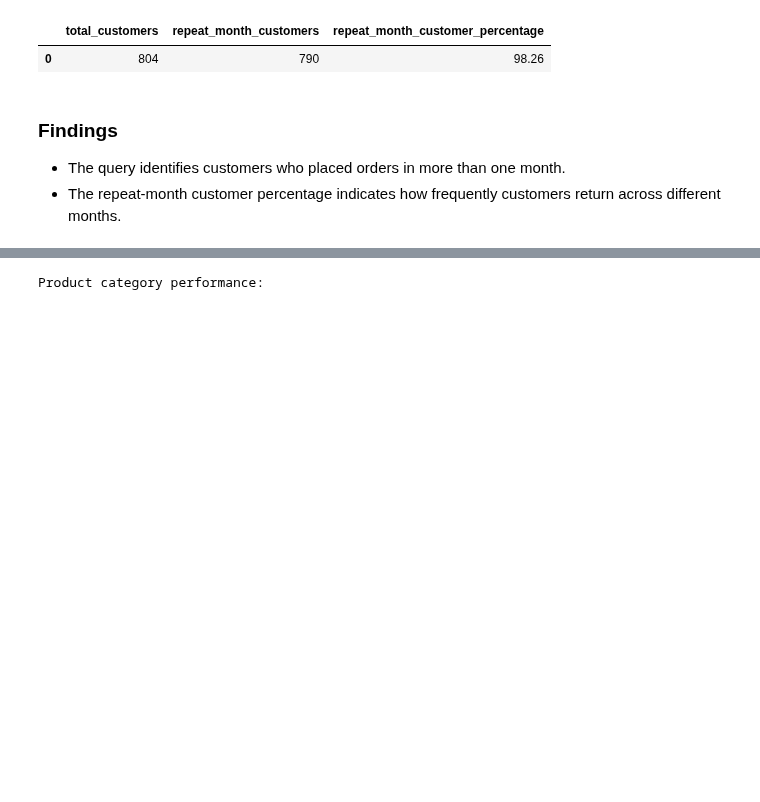
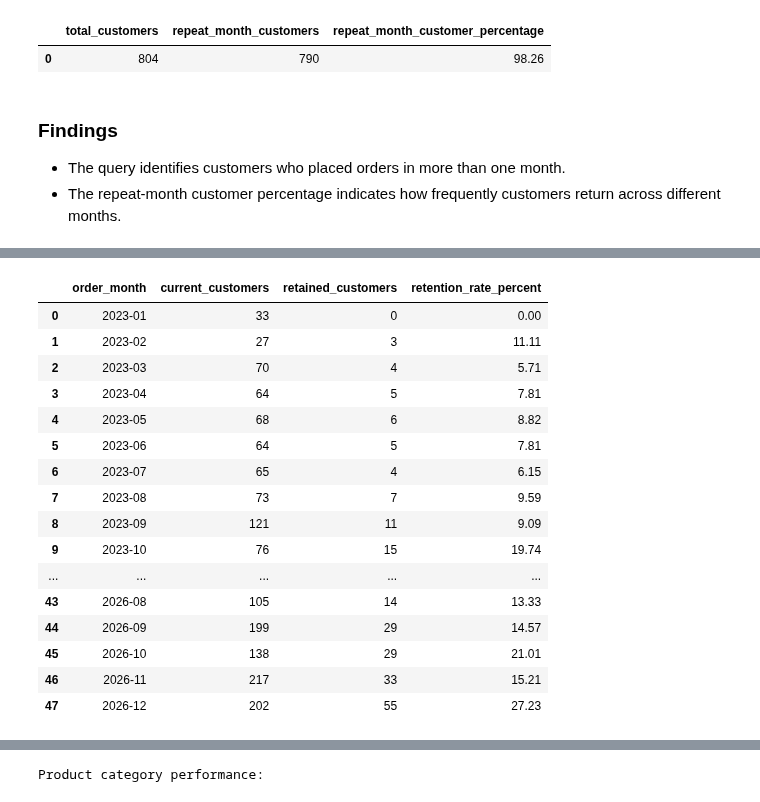
Before and after one commit to keerthanamurari14/apexplanet-data-analytics, a Jupyter notebook: notebooks/task2_sql_python.ipynb, the cells around one changed output, grey strips where cells are left out. Saved outputs shown, nothing was run; the diff lists cells and outputs as text; code cells hidden in the pictures; blank space fills up the shorter version.

```diff
--- a/notebooks/task2_sql_python.ipynb
+++ b/notebooks/task2_sql_python.ipynb
@@ -758,3 +758,67 @@ Customer retention analysis:
 
 * The query identifies customers who placed orders in more than one month.
 * The repeat-month customer percentage indicates how frequently customers return across different months.
+# %%
+
+import pandas as pd
+import sqlite3
+from pathlib import Path
+
+# Locate the project directory
+project_root = Path.cwd()
+
+if not (project_root / "data" / "database" / "superstore.db").exists():
+    project_root = project_root.parent
+
+# Connect to the SQLite database
+db_path = project_root / "data" / "database" / "superstore.db"
+connection = sqlite3.connect(str(db_path))
+
+print("Database connection successful!")
+
+# Calculate monthly customer retention
+retention_query = """
+WITH customer_months AS (
+    SELECT DISTINCT
+        customer_id,
+        strftime('%Y-%m', order_date) AS order_month
+    FROM superstore
+),
+retention AS (
+    SELECT
+        current_month.order_month,
+        COUNT(DISTINCT current_month.customer_id)
+            AS current_customers,
+        COUNT(DISTINCT previous_month.customer_id)
+            AS retained_customers
+    FROM customer_months AS current_month
+    LEFT JOIN customer_months AS previous_month
+        ON current_month.customer_id = previous_month.customer_id
+        AND previous_month.order_month =
+            strftime(
+                '%Y-%m',
+                current_month.order_month || '-01',
+                '-1 month'
+            )
+    GROUP BY current_month.order_month
+)
+SELECT
+    order_month,
+    current_customers,
+    retained_customers,
+    ROUND(
+        100.0 * retained_customers /
+        NULLIF(current_customers, 0),
+        2
+    ) AS retention_rate_percent
+FROM retention
+ORDER BY order_month;
+"""
+
+retention_df = pd.read_sql_query(
+    retention_query,
+    connection
+)
+
+display(retention_df)
+# %% [output]
@@ -760,0 +826,17 @@ Customer retention analysis:
+|  | order_month | current_customers | retained_customers | retention_rate_percent |
+| 0 | 2023-01 | 33 | 0 | 0.00 |
+| 1 | 2023-02 | 27 | 3 | 11.11 |
+| 2 | 2023-03 | 70 | 4 | 5.71 |
+| 3 | 2023-04 | 64 | 5 | 7.81 |
+| 4 | 2023-05 | 68 | 6 | 8.82 |
+| 5 | 2023-06 | 64 | 5 | 7.81 |
+| 6 | 2023-07 | 65 | 4 | 6.15 |
+| 7 | 2023-08 | 73 | 7 | 9.59 |
+| 8 | 2023-09 | 121 | 11 | 9.09 |
+| 9 | 2023-10 | 76 | 15 | 19.74 |
+| ... | ... | ... | ... | ... |
+| 43 | 2026-08 | 105 | 14 | 13.33 |
+| 44 | 2026-09 | 199 | 29 | 14.57 |
+| 45 | 2026-10 | 138 | 29 | 21.01 |
+| 46 | 2026-11 | 217 | 33 | 15.21 |
+| 47 | 2026-12 | 202 | 55 | 27.23 |
```
Also changed, not shown: parts of 2 cells of this notebook.
